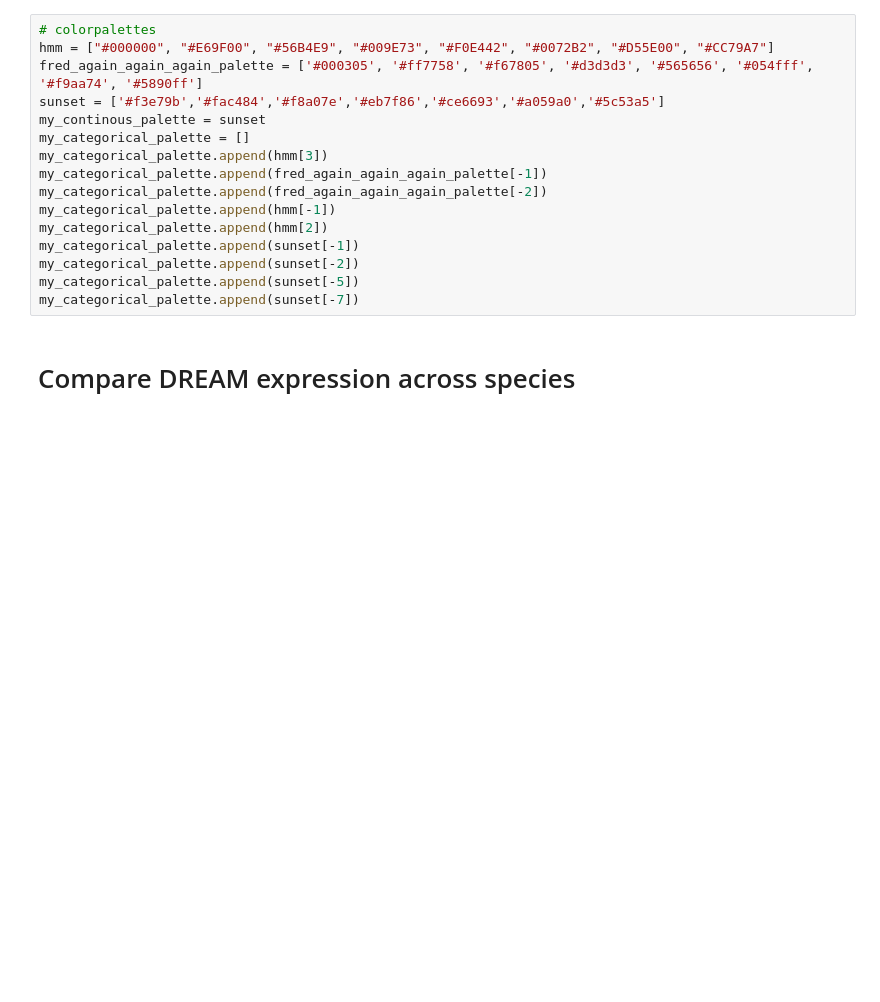
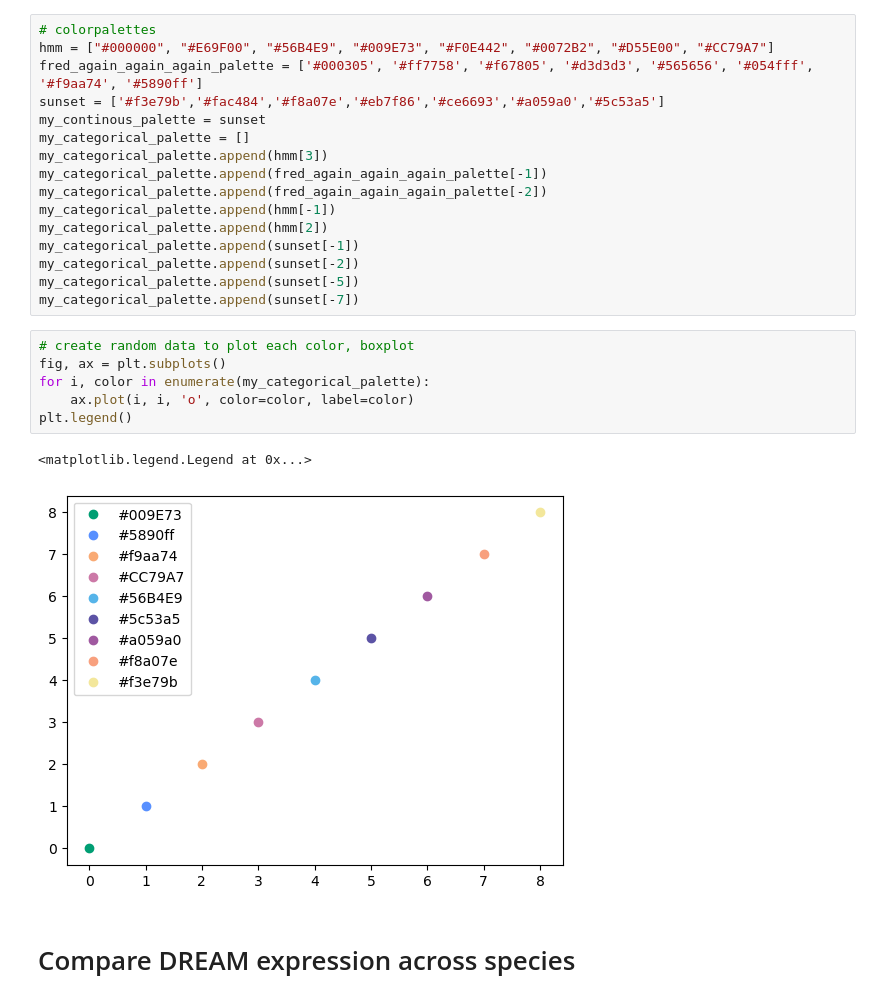
Before and after one commit to zanekoch/dream_proj, a Jupyter notebook: notebooks/122123_msalt_analysis.ipynb, the cells around one changed output. Cells and saved outputs as stored; diff of their text form; blank space fills up the shorter version.

```diff
--- a/notebooks/122123_msalt_analysis.ipynb
+++ b/notebooks/122123_msalt_analysis.ipynb
@@ -44,6 +43,15 @@ my_categorical_palette.append(sunset[-1])
 my_categorical_palette.append(sunset[-2])
 my_categorical_palette.append(sunset[-5])
 my_categorical_palette.append(sunset[-7])
+# %%
+# create random data to plot each color, boxplot
+fig, ax = plt.subplots()
+for i, color in enumerate(my_categorical_palette):
+    ax.plot(i, i, 'o', color=color, label=color)
+plt.legend()
+# %% [output]
+<matplotlib.legend.Legend at 0x...>
+[figure, added]
 # %% [markdown]
 # Compare DREAM expression across species
 # %%
```
Also changed, not shown: parts of 10 cells of this notebook, 24 other files.
